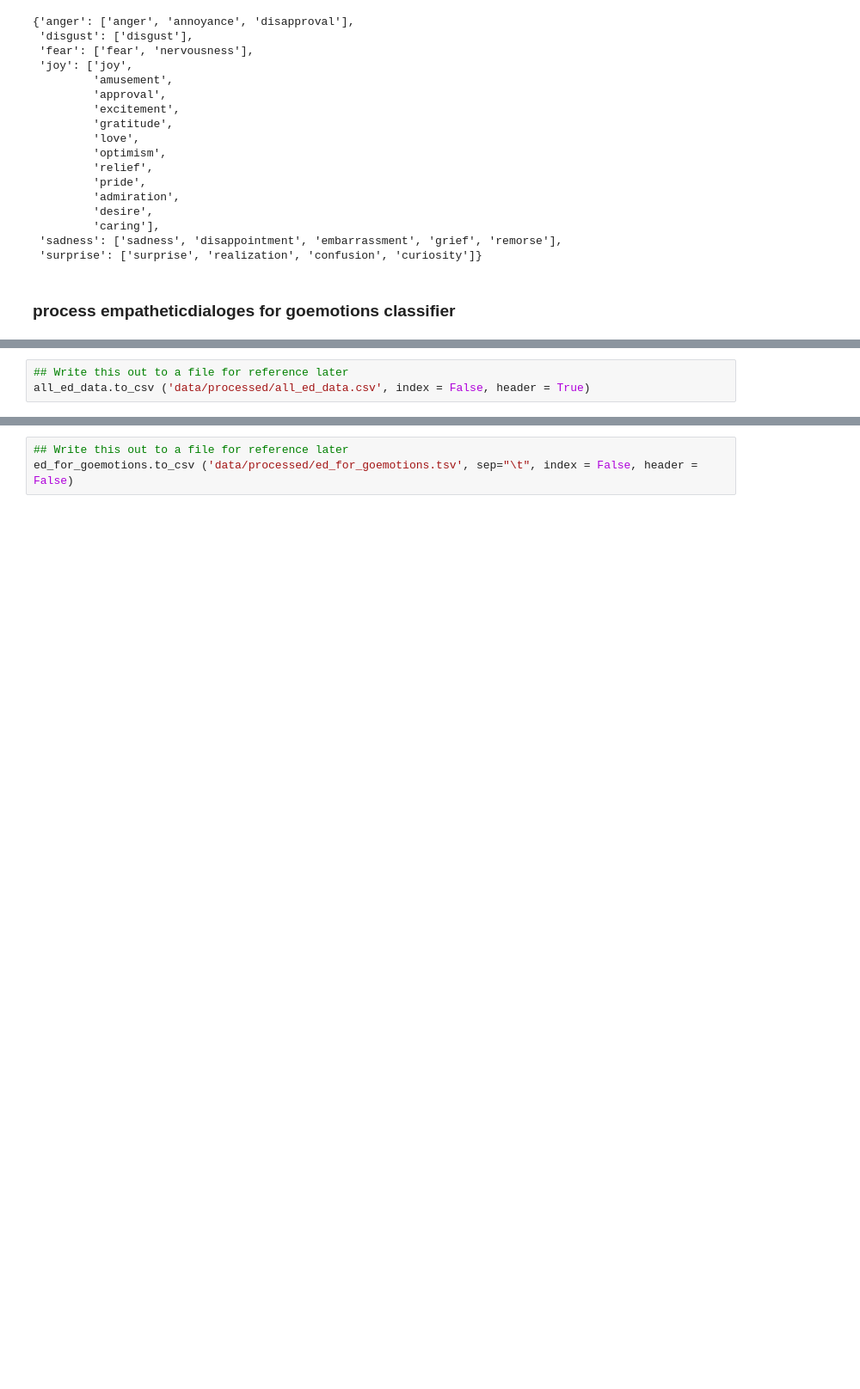
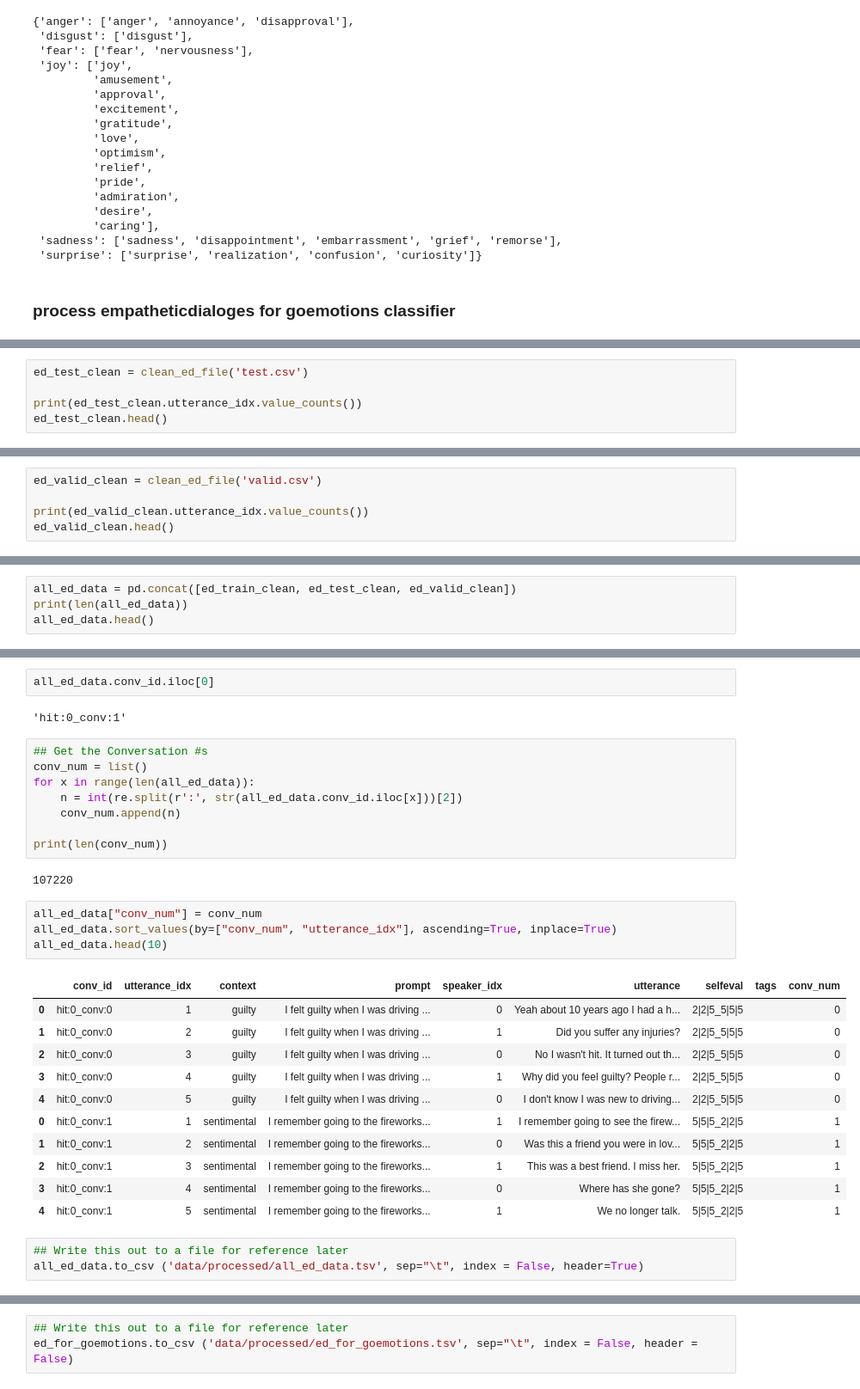
Before and after one commit to evelynyou/w266_project, a Jupyter notebook: exploration.ipynb, the cells around one changed output, grey strips where cells are left out. Shown: that part at 86% size. Drawn from its saved outputs; the diff is of its cells as text; blank space fills up the shorter version.

Commit message:
reprocessed ed data

```diff
--- a/exploration.ipynb
+++ b/exploration.ipynb
@@ -306,0 +339,5 @@ all_ed_data.head(10)
+# %%
+ed_test_clean = clean_ed_file('test.csv')
+
+print(ed_test_clean.utterance_idx.value_counts())
+ed_test_clean.head()
@@ -306,0 +364,5 @@ all_ed_data.head(10)
+# %%
+ed_valid_clean = clean_ed_file('valid.csv')
+
+print(ed_valid_clean.utterance_idx.value_counts())
+ed_valid_clean.head()
@@ -306,0 +389,4 @@ all_ed_data.head(10)
+# %%
+all_ed_data = pd.concat([ed_train_clean, ed_test_clean, ed_valid_clean])
+print(len(all_ed_data))
+all_ed_data.head()
@@ -307,6 +401,36 @@ all_ed_data.head(10)
+# %%
+all_ed_data.conv_id.iloc[0]
+# %% [output]
+'hit:0_conv:1'
+# %%
+## Get the Conversation #s
+conv_num = list()
+for x in range(len(all_ed_data)):
+    n = int(re.split(r':', str(all_ed_data.conv_id.iloc[x]))[2])
+    conv_num.append(n)
+
+print(len(conv_num))
+# %% [output]
+107220
+# %%
+all_ed_data["conv_num"] = conv_num
+all_ed_data.sort_values(by=["conv_num", "utterance_idx"], ascending=True, inplace=True)
+all_ed_data.head(10)
+# %% [output]
+|  | conv_id | utterance_idx | context | prompt | speaker_idx | utterance | selfeval | tags | conv_num |
+| 0 | hit:0_conv:0 | 1 | guilty | I felt guilty when I was driving ... | 0 | Yeah about 10 years ago I had a h... | 2|2|5_5|5|5 |  | 0 |
+| 1 | hit:0_conv:0 | 2 | guilty | I felt guilty when I was driving ... | 1 | Did you suffer any injuries? | 2|2|5_5|5|5 |  | 0 |
+| 2 | hit:0_conv:0 | 3 | guilty | I felt guilty when I was driving ... | 0 | No I wasn't hit. It turned out th... | 2|2|5_5|5|5 |  | 0 |
+| 3 | hit:0_conv:0 | 4 | guilty | I felt guilty when I was driving ... | 1 | Why did you feel guilty? People r... | 2|2|5_5|5|5 |  | 0 |
+| 4 | hit:0_conv:0 | 5 | guilty | I felt guilty when I was driving ... | 0 | I don't know I was new to driving... | 2|2|5_5|5|5 |  | 0 |
+| 0 | hit:0_conv:1 | 1 | sentimental | I remember going to the fireworks... | 1 | I remember going to see the firew... | 5|5|5_2|2|5 |  | 1 |
+| 1 | hit:0_conv:1 | 2 | sentimental | I remember going to the fireworks... | 0 | Was this a friend you were in lov... | 5|5|5_2|2|5 |  | 1 |
+| 2 | hit:0_conv:1 | 3 | sentimental | I remember going to the fireworks... | 1 | This was a best friend. I miss her. | 5|5|5_2|2|5 |  | 1 |
+| 3 | hit:0_conv:1 | 4 | sentimental | I remember going to the fireworks... | 0 | Where has she gone? | 5|5|5_2|2|5 |  | 1 |
+| 4 | hit:0_conv:1 | 5 | sentimental | I remember going to the fireworks... | 1 | We no longer talk. | 5|5|5_2|2|5 |  | 1 |
 # %%
 ## Write this out to a file for reference later
-all_ed_data.to_csv ('data/processed/all_ed_data.csv', index = False, header = True)
+all_ed_data.to_csv ('data/processed/all_ed_data.tsv', sep="\t", index = False, header=True)
 # %%
 ## Process for goemotions
 ed_for_goemotions = pd.DataFrame()
```
Also changed, not shown: parts of 25 cells of this notebook, 7 other files.
